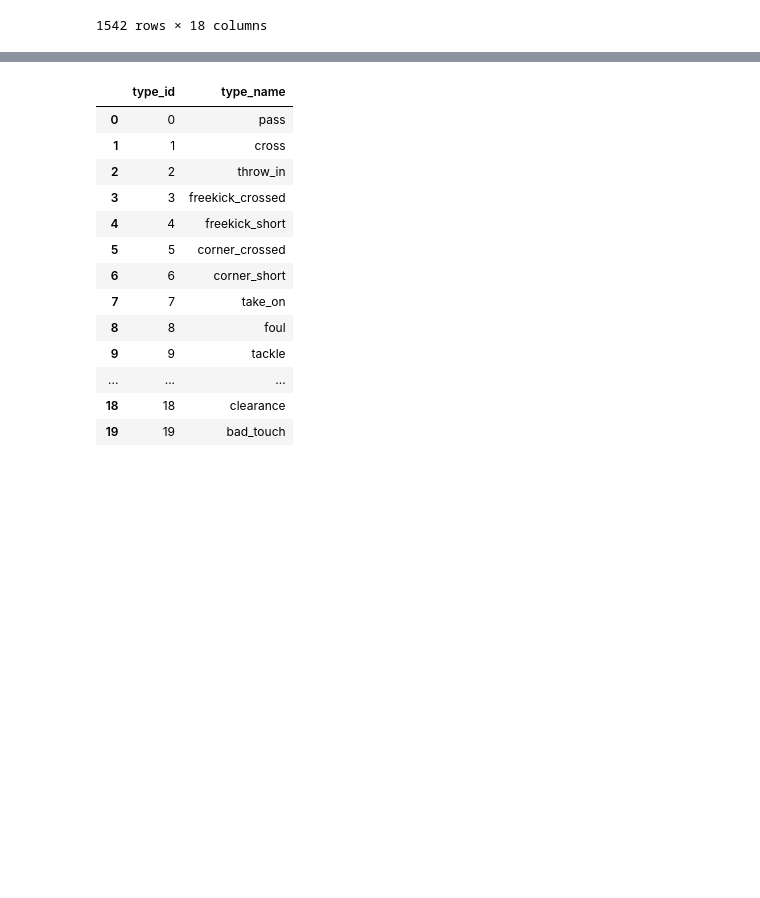
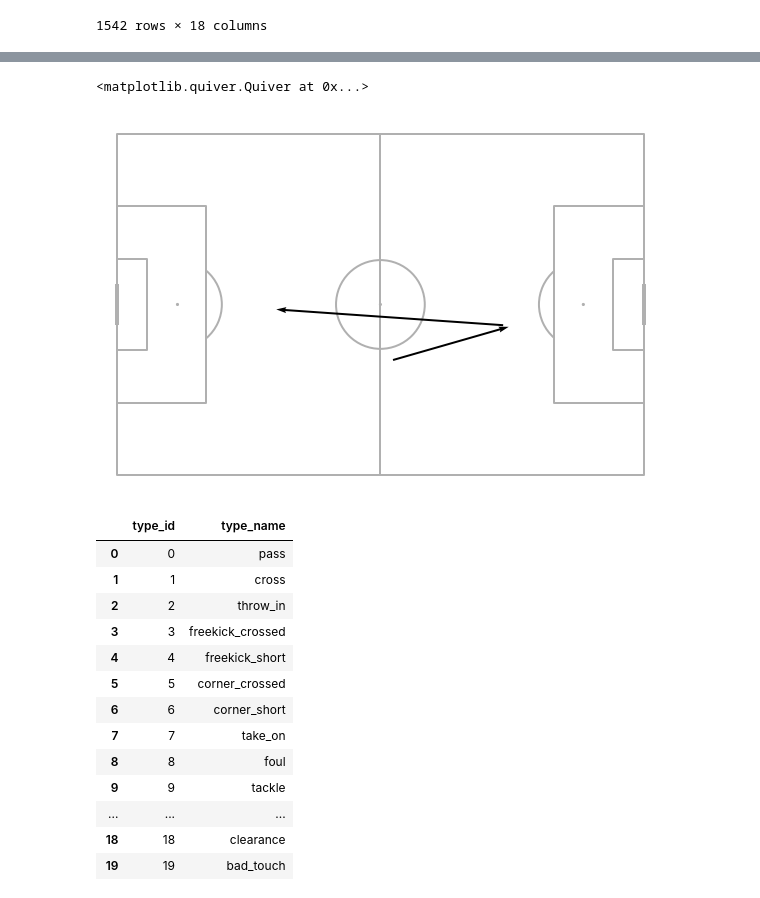
Before and after one commit to Rit-ctrl/UCSAS_2021_Poster, a Jupyter notebook: Socceraction.ipynb, the cells around one changed output, grey strips where cells are left out. Saved outputs shown, nothing was run; the diff lists cells and outputs as text; code cells hidden in the pictures; blank space fills up the shorter version.

Commit message:
test_nb

```diff
--- a/Socceraction.ipynb
+++ b/Socceraction.ipynb
@@ -96 +97,4 @@ socceraction.spadl.opta.convert_to_actions(events,29)
 1647 rows × 14 columns
+# %%
+df_test = df_sou.loc[:1]
+df_test
@@ -97,3 +105,13 @@ socceraction.spadl.opta.convert_to_actions(events,29)
+# %%
+pitch = mpl.Pitch(pitch_type = 'opta')
+fig, ax = pitch.draw(figsize=(8, 8), constrained_layout=False, tight_layout=True)
+
+pitch.arrows(df_test['start_x'],df_test['start_y'],
+           df_test['end_x'],df_test['end_y'],
+          ax=ax,width=2)
+# %% [output]
+<matplotlib.quiver.Quiver at 0x...>
+[figure, added]
 # %%
 socceraction.spadl.config.actiontypes_df()
 # %% [output]
```
Also changed, not shown: parts of 20 cells of this notebook, 3 other files.
